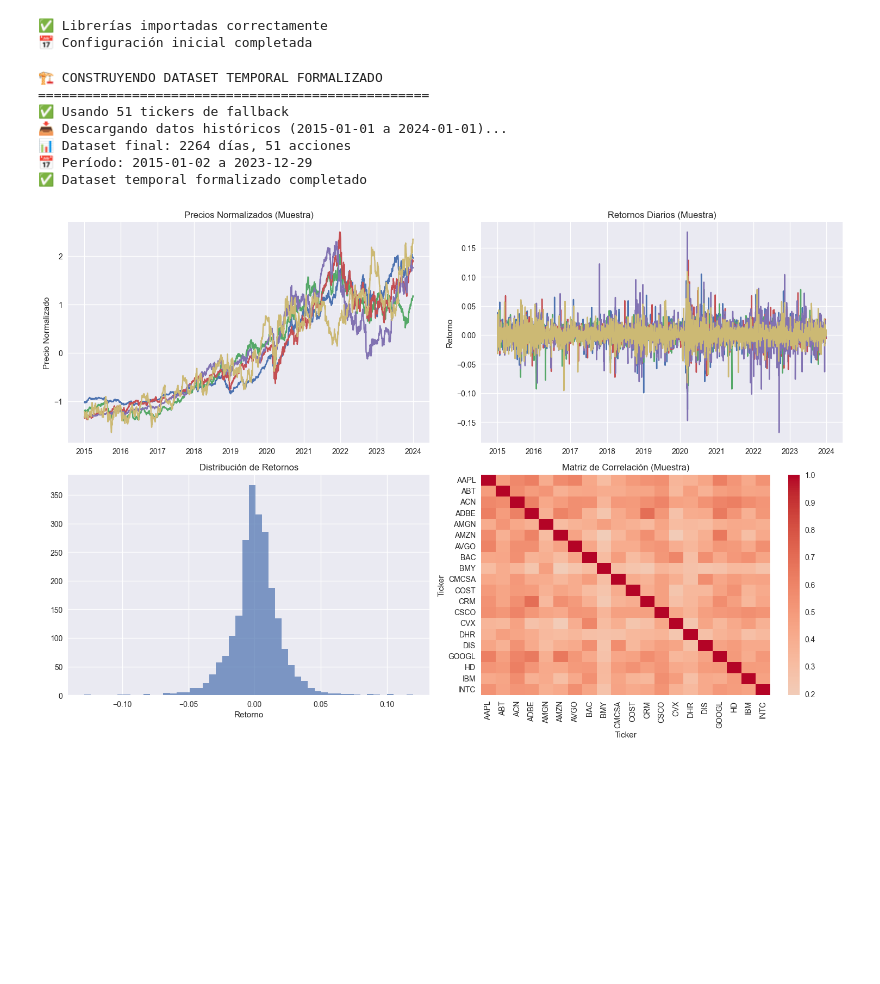
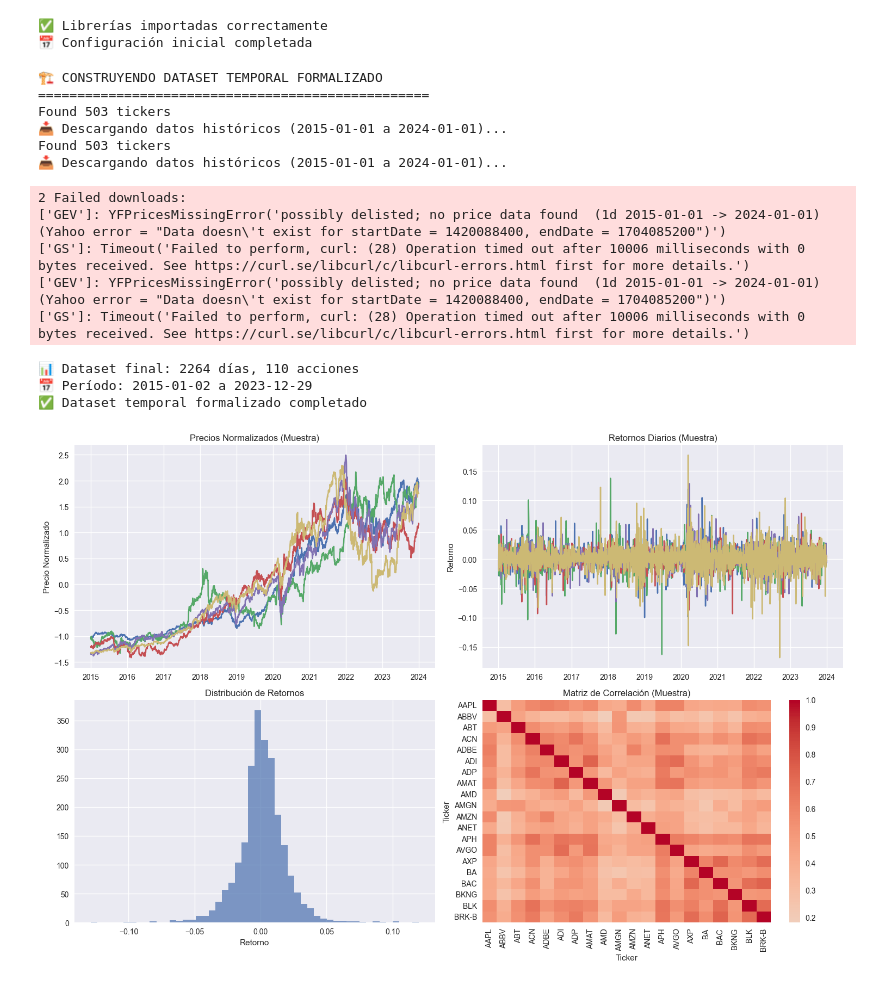
Before and after one commit to AlfDur20/Estancia_Alfredo, a Jupyter notebook: Ebeddings_aprendizaje_prediccion_indice_sintéticos.ipynb, the cells around one changed output. Saved outputs shown, nothing was run; the diff lists cells and outputs as text; code cells hidden in the pictures; blank space fills up the shorter version.

```diff
--- a/Ebeddings_aprendizaje_prediccion_indice_sintéticos.ipynb
+++ b/Ebeddings_aprendizaje_prediccion_indice_sintéticos.ipynb
@@ -71,40 +76,50 @@ print("📅 Configuración inicial completada")
 # Configuración temporal
 START_DATE = '2015-01-01'
 END_DATE = '2024-01-01'
-WINDOW_SIZE = 60  # días para sliding windows
-OVERLAP = 30     # días de solapamiento
+
 
 print("🏗️ CONSTRUYENDO DATASET TEMPORAL FORMALIZADO")
 print("=" * 50)
 
 # Obtener S&P 500 tickers (usando el enfoque que ya conocemos)
 def get_sp500_tickers():
-    """Obtiene lista actualizada de tickers del S&P 500"""
-    try:
-        import requests
-        from bs4 import BeautifulSoup
+    # URL de la lista del S&P 500
+    url = "https://www.slickcharts.com/sp500"
 
-        url = "https://en.wikipedia.org/wiki/List_of_S%26P_500_companies"
-        response = requests.get(url)
-        soup = BeautifulSoup(response.text, 'html.parser')
-        table = soup.find('table', {'id': 'constituents'})
 
+    # Hacer la petición con headers para evitar bloqueos
+    headers = {
+        'User-Agent': 'Mozilla/5.0 (Windows NT 10.0; Win64; x64) AppleWebKit/537.36'
+    }
+    response = requests.get(url, headers=headers)
+    response.raise_for_status()  # Raise exception for bad status codes
+
+    # Parsear el HTML
+    soup = BeautifulSoup(response.text, 'html.parser')
+
+    # Encontrar la tabla
+    table = soup.find('table')
+
+    if table:
+        # Leer la tabla con pandas
         df = pd.read_html(str(table))[0]
-        tickers = df['Symbol'].tolist()
-        tickers = [ticker.replace('.', '-') for ticker in tickers]
 
-        print(f"✅ {len(tickers)} tickers obtenidos del S&P 500")
-        return tickers[:100]  # Limitar a 100 para eficiencia
-    except:
-        # Fallback a lista manual
-        tickers = ['AAPL', 'MSFT', 'GOOGL', 'AMZN', 'TSLA', 'META', 'NVDA', 'JPM',
-                  'V', 'JNJ', 'WMT', 'PG', 'UNH', 'DIS', 'HD', 'MA', 'PYPL', 'BAC',
-                  'NFLX', 'ADBE', 'CRM', 'CMCSA', 'XOM', 'VZ', 'INTC', 'ABT', 'KO',
-                  'PFE', 'T', 'MRK', 'CSCO', 'PEP', 'TMO', 'COST', 'DHR', 'LLY',
-                  'ACN', 'AVGO', 'MDT', 'NEE', 'TXN', 'BMY', 'QCOM', 'UPS', 'LOW',
-                  'AMGN', 'IBM', 'UNP', 'LIN', 'CVX', 'ORCL']
-        print(f"✅ Usando {len(tickers)} tickers de fallback")
-        return tickers
+        # Extraer los tickers
+        if 'Symbol' in df.columns:
+            tickers = df['Symbol'].tolist()
+            print(f"Found {len(tickers)} tickers")
+
+        else:
+            print("Available columns:", df.columns.tolist())
+
+
+    else:
+        print("No table found on the page")
+
+    # En la lista de ticker, reemplazar los "." por "-"
+    tickers = [ticker.replace('.', '-') for ticker in tickers]
+
+    return tickers[:120]
 
 # Obtener tickers
 tickers = get_sp500_tickers()
@@ -136,38 +151,45 @@ print("✅ Dataset temporal formalizado completado")
 
 # Visualización rápida
 fig, axes = plt.subplots(2, 2, figsize=(15, 10))
 
 # Precios normalizados (muestra)
 axes[0,0].plot(normalized_prices.iloc[:, :5])
 axes[0,0].set_title('Precios Normalizados (Muestra)')
 axes[0,0].set_ylabel('Precio Normalizado')
 
 # Retornos (muestra)
 axes[0,1].plot(returns.iloc[:, :5])
 axes[0,1].set_title('Retornos Diarios (Muestra)')
 axes[0,1].set_ylabel('Retorno')
 
 # Distribución de retornos
 axes[1,0].hist(returns.iloc[:, 0], bins=50, alpha=0.7)
 axes[1,0].set_title('Distribución de Retornos')
 axes[1,0].set_xlabel('Retorno')
 
 # Correlación entre acciones (muestra)
 corr_sample = returns.iloc[:, :20].corr()
 sns.heatmap(corr_sample, ax=axes[1,1], cmap='coolwarm', center=0)
 axes[1,1].set_title('Matriz de Correlación (Muestra)')
 
 plt.tight_layout()
 plt.show()
 # %% [output]
 🏗️ CONSTRUYENDO DATASET TEMPORAL FORMALIZADO
 ==================================================
-✅ Usando 51 tickers de fallback
+Found 503 tickers
 📥 Descargando datos históricos (2015-01-01 a 2024-01-01)...
-📊 Dataset final: 2264 días, 51 acciones
-📅 Período: 2015-01-02 a 2023-12-29
-✅ Dataset temporal formalizado completado
+Found 503 tickers
+📥 Descargando datos históricos (2015-01-01 a 2024-01-01)...
+2 Failed downloads:
+['GEV']: YFPricesMissingError('possibly delisted; no price data found  (1d 2015-01-01 -> 2024-01-01) (Yahoo error = "Data doesn\'t exist for startDate = 1420088400, endDate = 1704085200")')
+['GS']: Timeout('Failed to perform, curl: (28) Operation timed out after 10006 milliseconds with 0 bytes received. See https://curl.se/libcurl/c/libcurl-errors.html first for more details.')
+['GEV']: YFPricesMissingError('possibly delisted; no price data found  (1d 2015-01-01 -> 2024-01-01) (Yahoo error = "Data doesn\'t exist for startDate = 1420088400, endDate = 1704085200")')
+['GS']: Timeout('Failed to perform, curl: (28) Operation timed out after 10006 milliseconds with 0 bytes received. See https://curl.se/libcurl/c/libcurl-errors.html first for more details.')
+📊 Dataset final: 2264 días, 110 acciones
+📅 Período: 2015-01-02 a 2023-12-29
+✅ Dataset temporal formalizado completado
-[figure, old version]
+[figure, new version]
 # %%
 # =======================================================
 # 🪟 PASO 2: SLIDING WINDOWS Y EMBEDDINGS
```
Also changed, not shown: parts of 15 cells of this notebook.
